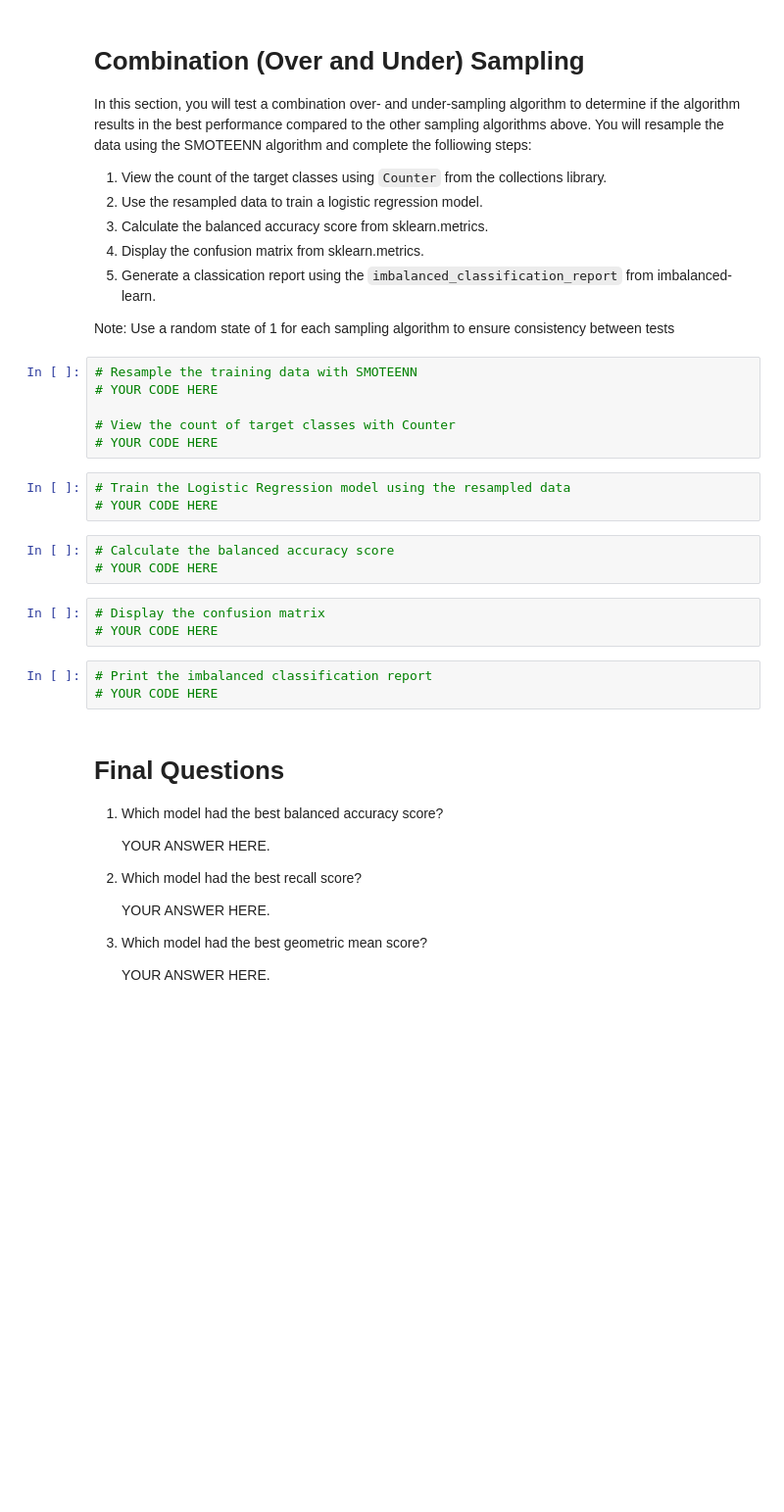
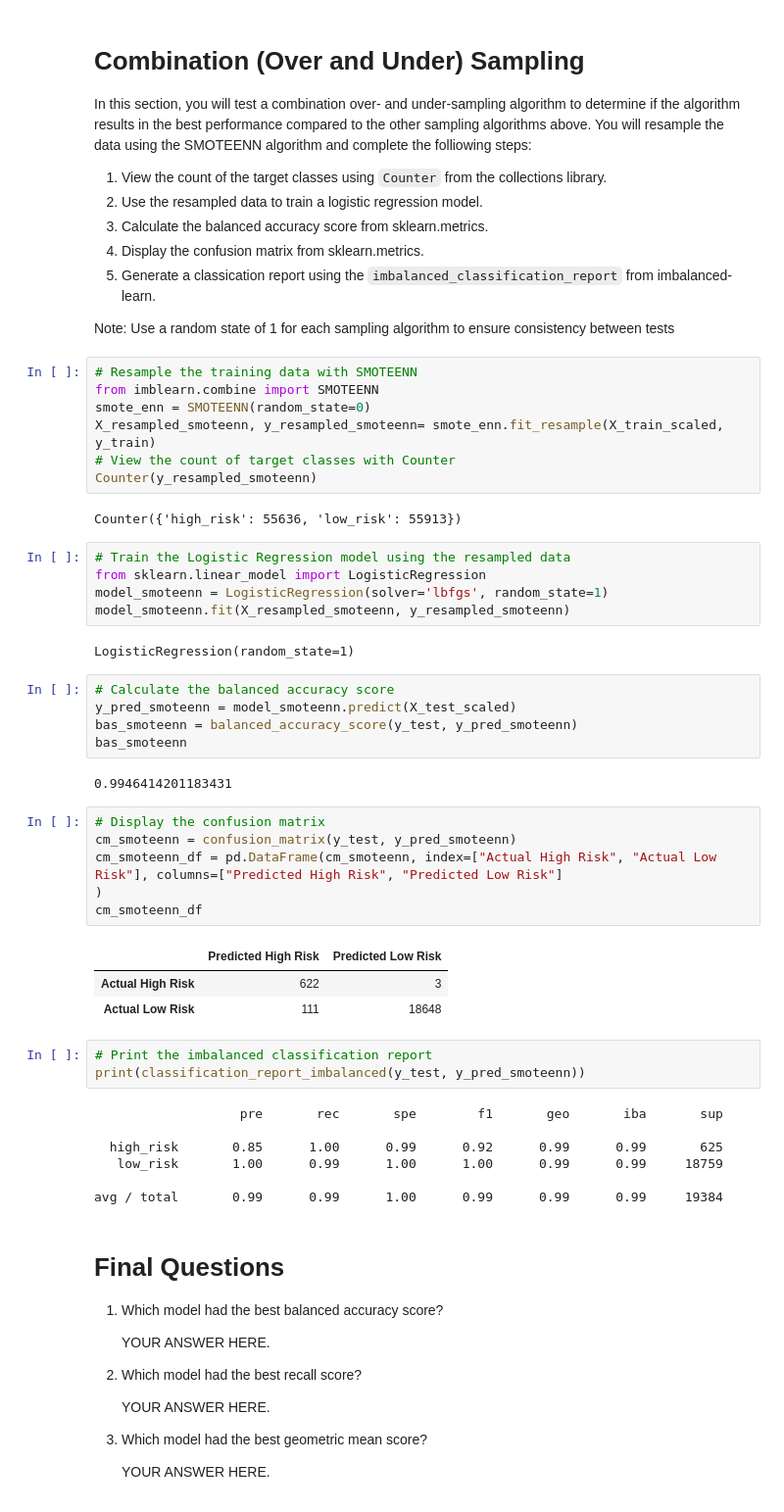
Before and after one commit to anhthi54/Fintech_Homework11, a Jupyter notebook: credit_risk_resampling.ipynb, the cells around one changed output. Shown: that part at 98% size. Saved outputs shown, nothing was run; the diff lists cells and outputs as text; blank space fills up the shorter version.

```diff
--- a/credit_risk_resampling.ipynb
+++ b/credit_risk_resampling.ipynb
@@ -222,22 +298,47 @@ In this section, you will test a combination over- and under-sampling algorithm
 Note: Use a random state of 1 for each sampling algorithm to ensure consistency between tests
 # %%
 # Resample the training data with SMOTEENN
-# YOUR CODE HERE
-
+from imblearn.combine import SMOTEENN
+smote_enn = SMOTEENN(random_state=0)
+X_resampled_smoteenn, y_resampled_smoteenn= smote_enn.fit_resample(X_train_scaled, y_train)
 # View the count of target classes with Counter
-# YOUR CODE HERE
+Counter(y_resampled_smoteenn)
+# %% [output]
+Counter({'high_risk': 55636, 'low_risk': 55913})
 # %%
 # Train the Logistic Regression model using the resampled data
-# YOUR CODE HERE
+from sklearn.linear_model import LogisticRegression
+model_smoteenn = LogisticRegression(solver='lbfgs', random_state=1)
+model_smoteenn.fit(X_resampled_smoteenn, y_resampled_smoteenn)
+# %% [output]
+LogisticRegression(random_state=1)
 # %%
 # Calculate the balanced accuracy score
-# YOUR CODE HERE
+y_pred_smoteenn = model_smoteenn.predict(X_test_scaled)
+bas_smoteenn = balanced_accuracy_score(y_test, y_pred_smoteenn)
+bas_smoteenn
+# %% [output]
+0.9946414201183431
-# %%
-# Display the confusion matrix
-# YOUR CODE HERE
+# %%
+# Display the confusion matrix
+cm_smoteenn = confusion_matrix(y_test, y_pred_smoteenn)
+cm_smoteenn_df = pd.DataFrame(cm_smoteenn, index=["Actual High Risk", "Actual Low Risk"], columns=["Predicted High Risk", "Predicted Low Risk"]
+)
+cm_smoteenn_df
+# %% [output]
+|  | Predicted High Risk | Predicted Low Risk |
+| Actual High Risk | 622 | 3 |
+| Actual Low Risk | 111 | 18648 |
 # %%
 # Print the imbalanced classification report
-# YOUR CODE HERE
+print(classification_report_imbalanced(y_test, y_pred_smoteenn))
+# %% [output]
+                   pre       rec       spe        f1       geo       iba       sup
+
+  high_risk       0.85      1.00      0.99      0.92      0.99      0.99       625
+   low_risk       1.00      0.99      1.00      1.00      0.99      0.99     18759
+
+avg / total       0.99      0.99      1.00      0.99      0.99      0.99     19384
 # %% [markdown]
 # Final Questions
 
```
Also changed, not shown: parts of 27 cells of this notebook.
